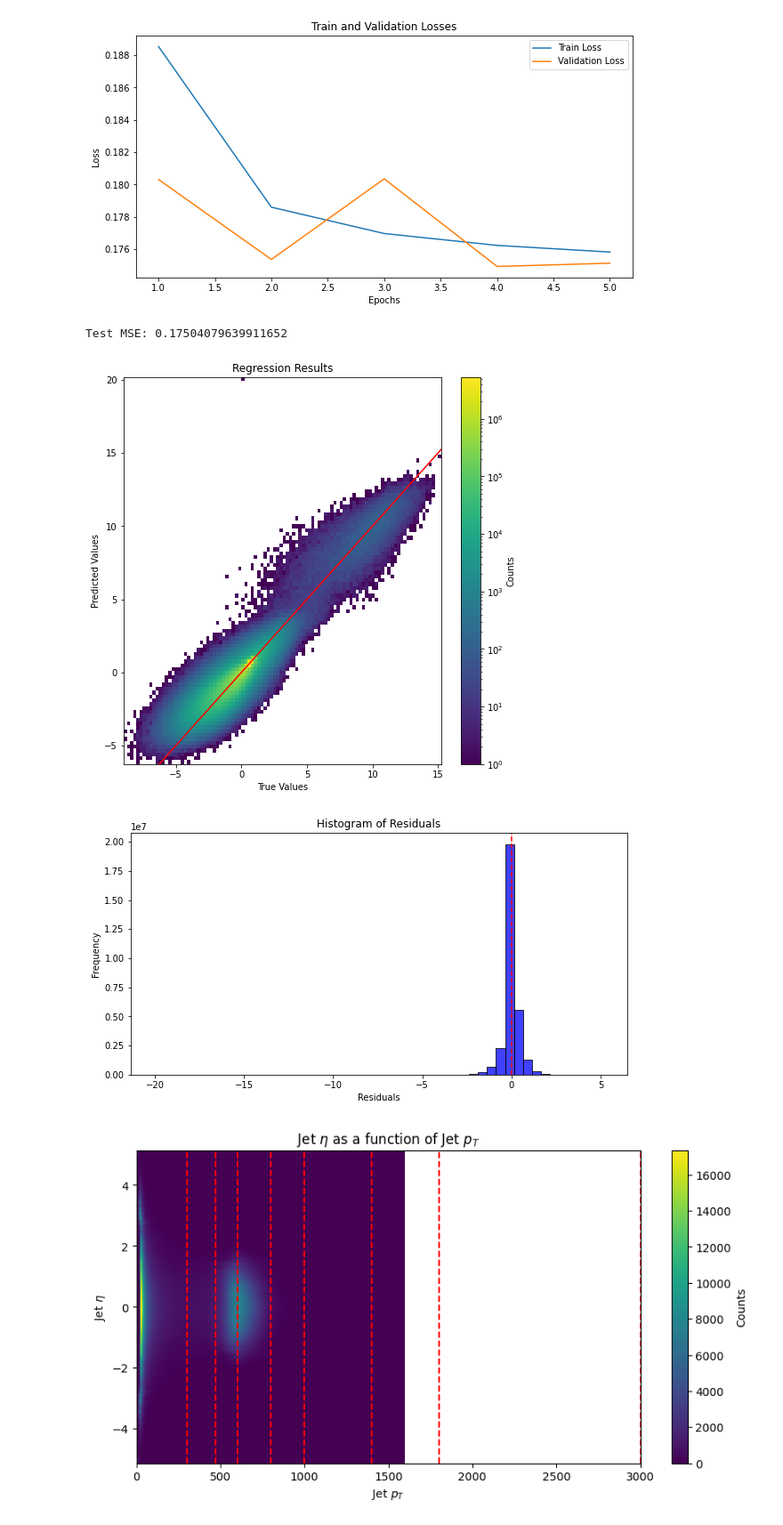
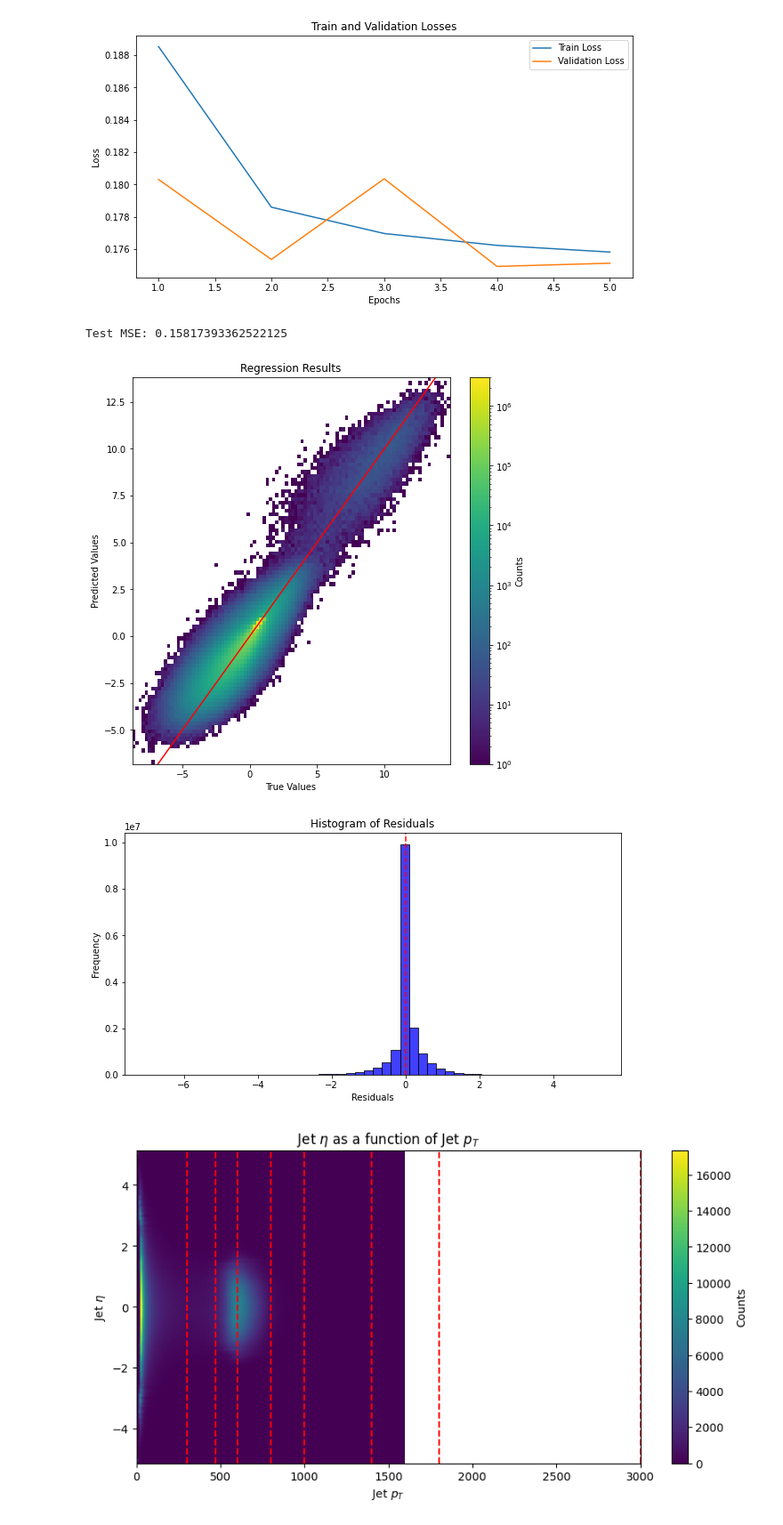
Before and after one commit to DanGodi/ExpPro, a Jupyter notebook: Notebooks/jecs_different_data.ipynb, the cells around one changed output. Shown at 89% size. Saved outputs shown, nothing was run; the diff lists cells and outputs as text; code cells hidden in the pictures.

Commit message:
test on different data

```diff
--- a/Notebooks/jecs_different_data.ipynb
+++ b/Notebooks/jecs_different_data.ipynb
@@ -34,7 +34,7 @@ file_paths
  '/Users/dan/Downloads/download/TTJets_MSDecays_central_TuneZ2_7TeV-madgraph-tauola_merged.root',
  '/Users/dan/Downloads/download/QCD_Pt-600to800_TuneZ2_7TeV_pythia6_merged.root']
 # %%
-fp=['/Users/dan/Downloads/download/QCD_Pt-470to600_TuneZ2_7TeV_pythia6_merged.root','/Users/dan/Downloads/download/TTJets_MSDecays_central_TuneZ2_7TeV-madgraph-tauola_merged.root']
+fp=['/Users/dan/Downloads/download/QCD_Pt-600to800_TuneZ2_7TeV_pythia6_merged.root','/Users/dan/Downloads/download/GluGluToHToZZTo4L_M-125_7TeV-minloHJJ-pythia6-tauola_merged.root']
 pts2=[]
 etas2=[]
 area2=[]
@@ -157,20 +157,23 @@ Epoch 5/5, Train Loss: 0.175824989, Validation Loss: 0.175135156
 # %%
 x=np.transpose(np.array([final_pts,final_etas,final_area,final_npvs,final_gen_pts]))
 y=np.array(final_jecs)
+# %%
+x2=np.transpose(np.array([pts2,etas2,area2,npvs2,gen_pts2]))
+y2=np.array(jecs2)
 # %%
 from dataset import save_scaler, load_scaler
 save_scaler(jec_dataset.scaler_x, jec_dataset.scaler_y)
 # %%
 importlib.reload(dataset)
 
 import eval_multiple_src as eval
 
 importlib.reload(eval)
-eval.run(x,y)
+eval.run(x2,y2)
 # %% [output]
-Test MSE: 0.17504079639911652
+Test MSE: 0.15817393362522125
-[figure, old version]
+[figure, new version]
-[figure, old version]
+[figure, new version]
 # %%
 #not relevant to the model, just the data itself
 from matplotlib import pyplot as plt
```
